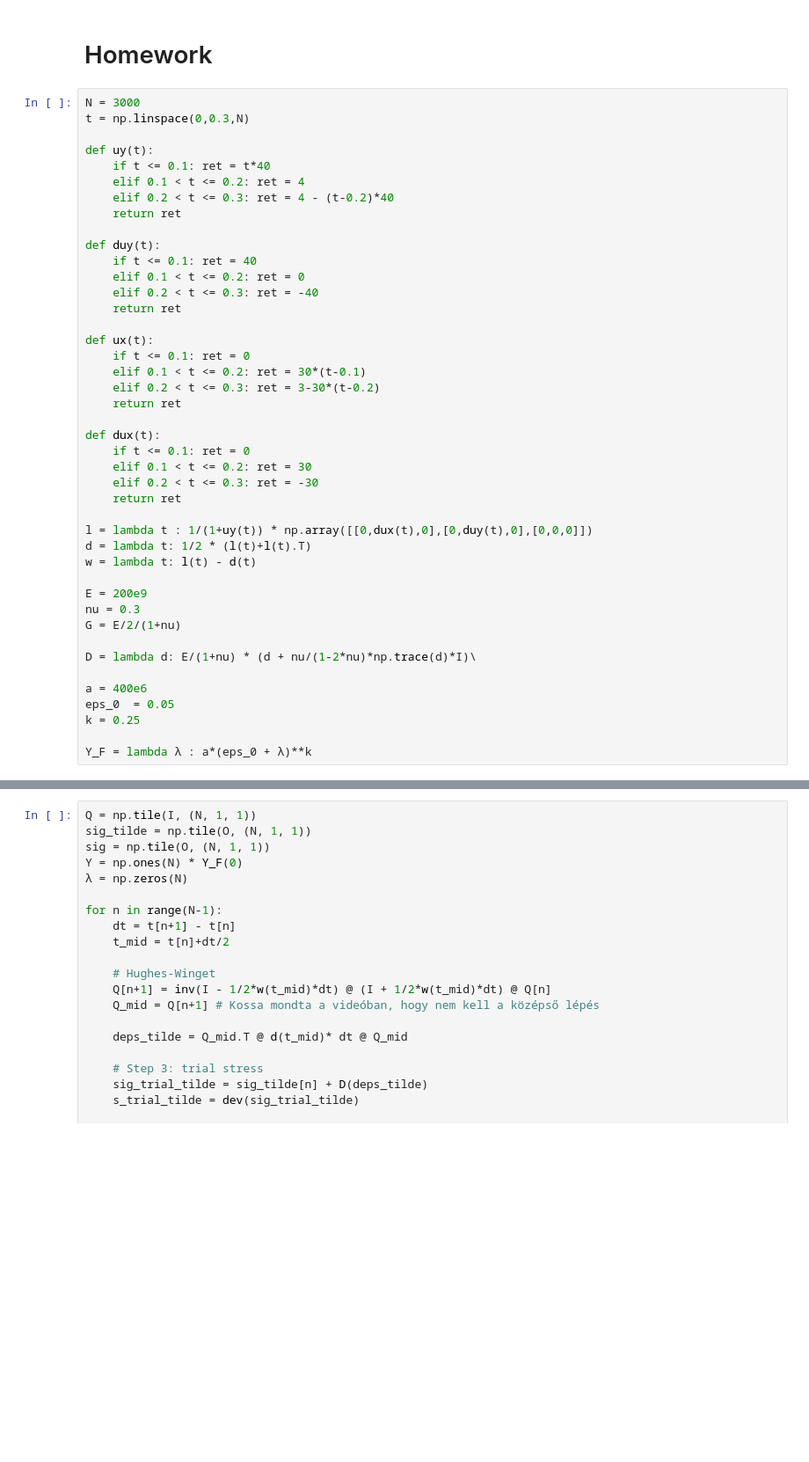
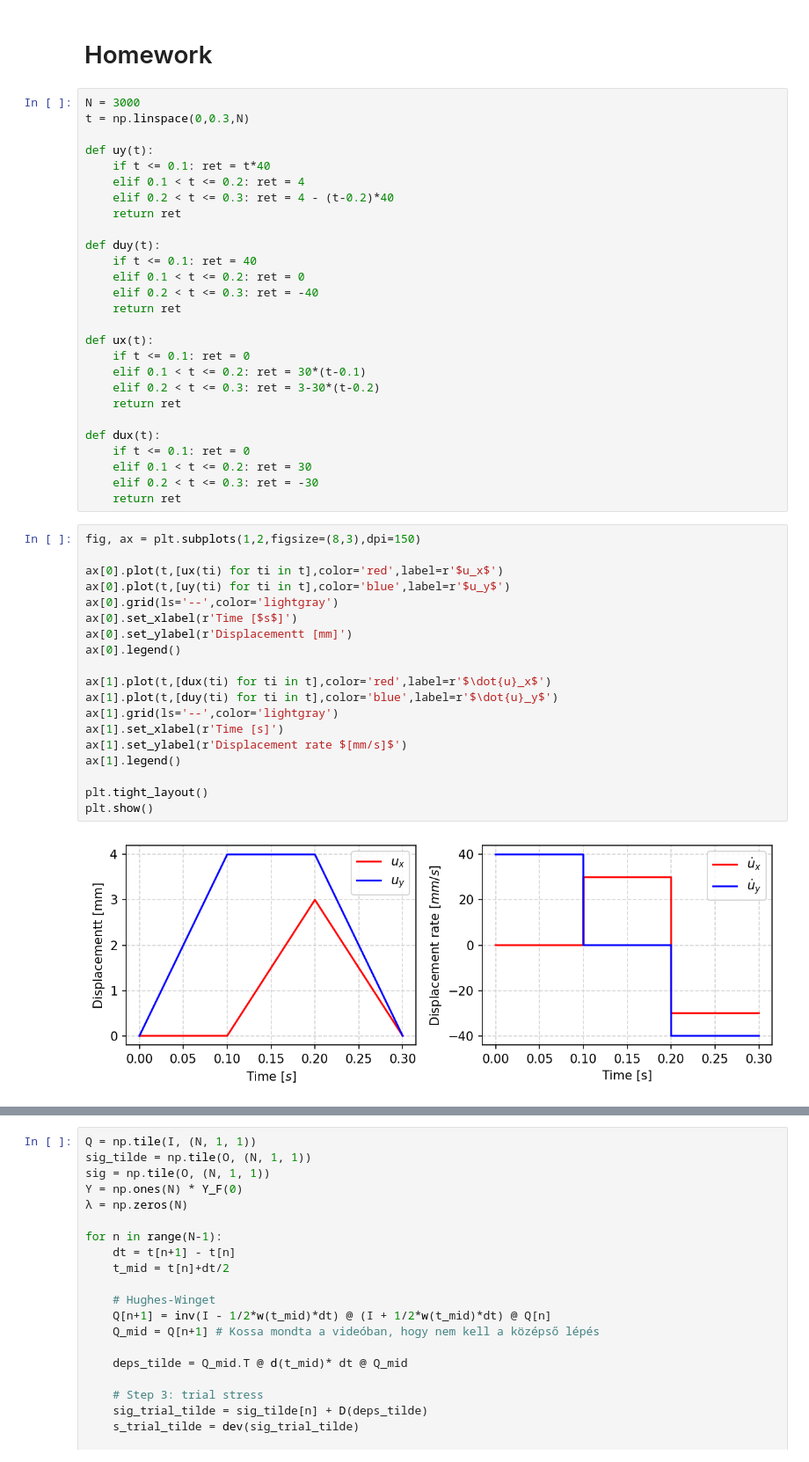
Before and after one commit to zsoca000/Finite-elastic-deformations-HW2, a Jupyter notebook: calculations.ipynb, the cells around one changed output, grey strips where cells are left out. Shown: that part at 88% size. Cells and saved outputs as stored; diff of their text form; blank space fills up the shorter version.

```diff
--- a/calculations.ipynb
+++ b/calculations.ipynb
@@ -333,19 +322,24 @@ def dux(t):
     elif 0.1 < t <= 0.2: ret = 30
     elif 0.2 < t <= 0.3: ret = -30
     return ret
-
-l = lambda t : 1/(1+uy(t)) * np.array([[0,dux(t),0],[0,duy(t),0],[0,0,0]])
-d = lambda t: 1/2 * (l(t)+l(t).T)
-w = lambda t: l(t) - d(t)
-
-E = 200e9
-nu = 0.3
-G = E/2/(1+nu)
-
-D = lambda d: E/(1+nu) * (d + nu/(1-2*nu)*np.trace(d)*I)\
-
-a = 400e6
-eps_0  = 0.05
-k = 0.25
-
-Y_F = lambda λ : a*(eps_0 + λ)**k
+# %%
+fig, ax = plt.subplots(1,2,figsize=(8,3),dpi=150)
+
+ax[0].plot(t,[ux(ti) for ti in t],color='red',label=r'$u_x$')
+ax[0].plot(t,[uy(ti) for ti in t],color='blue',label=r'$u_y$')
+ax[0].grid(ls='--',color='lightgray')
+ax[0].set_xlabel(r'Time [$s$]')
+ax[0].set_ylabel(r'Displacementt [mm]')
+ax[0].legend()
+
+ax[1].plot(t,[dux(ti) for ti in t],color='red',label=r'$\dot{u}_x$')
+ax[1].plot(t,[duy(ti) for ti in t],color='blue',label=r'$\dot{u}_y$')
+ax[1].grid(ls='--',color='lightgray')
+ax[1].set_xlabel(r'Time [s]')
+ax[1].set_ylabel(r'Displacement rate $[mm/s]$')
+ax[1].legend()
+
+plt.tight_layout()
+plt.show()
+# %% [output]
+[figure, added]
```
Also changed, not shown: parts of 6 cells of this notebook, 10 other files.
